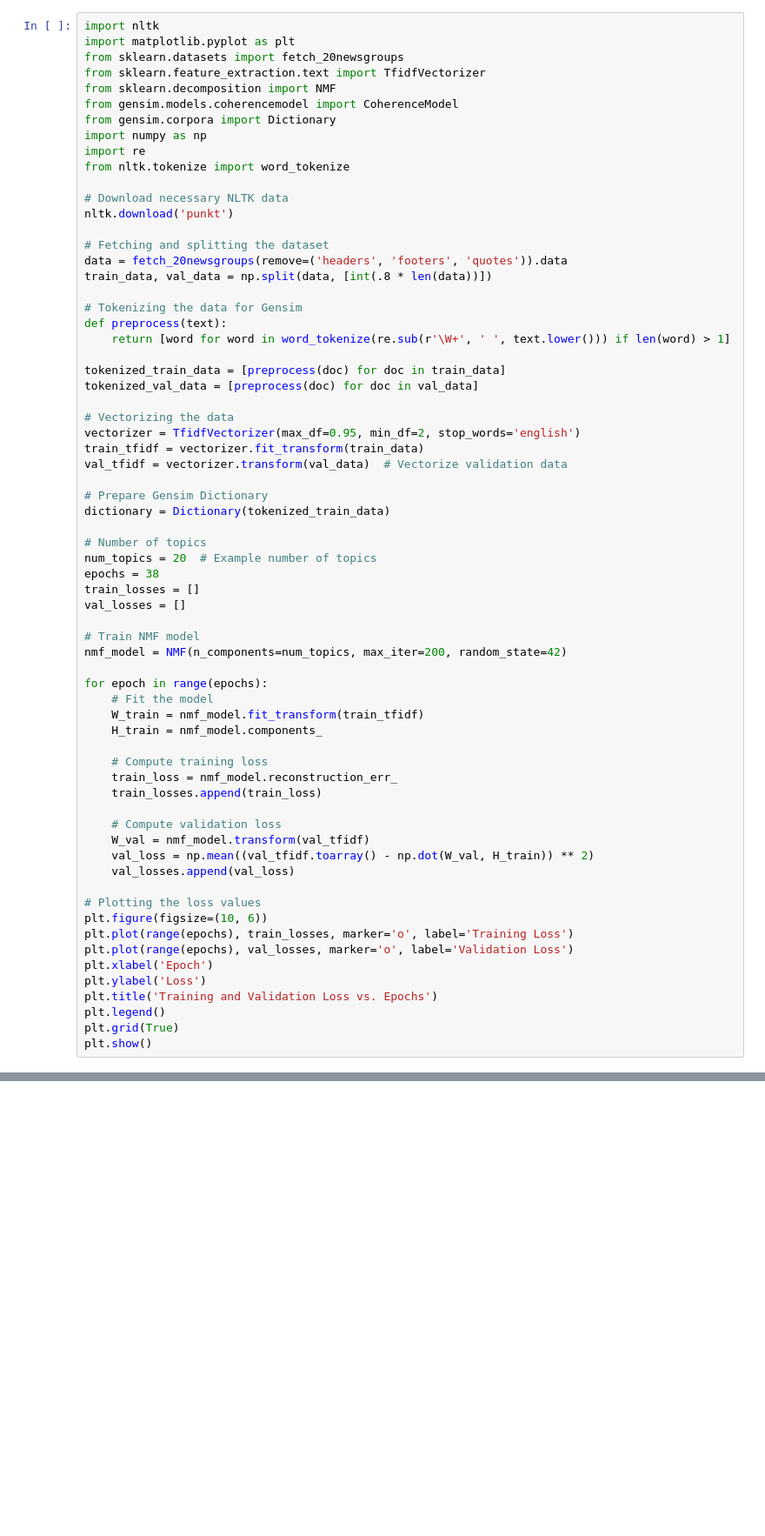
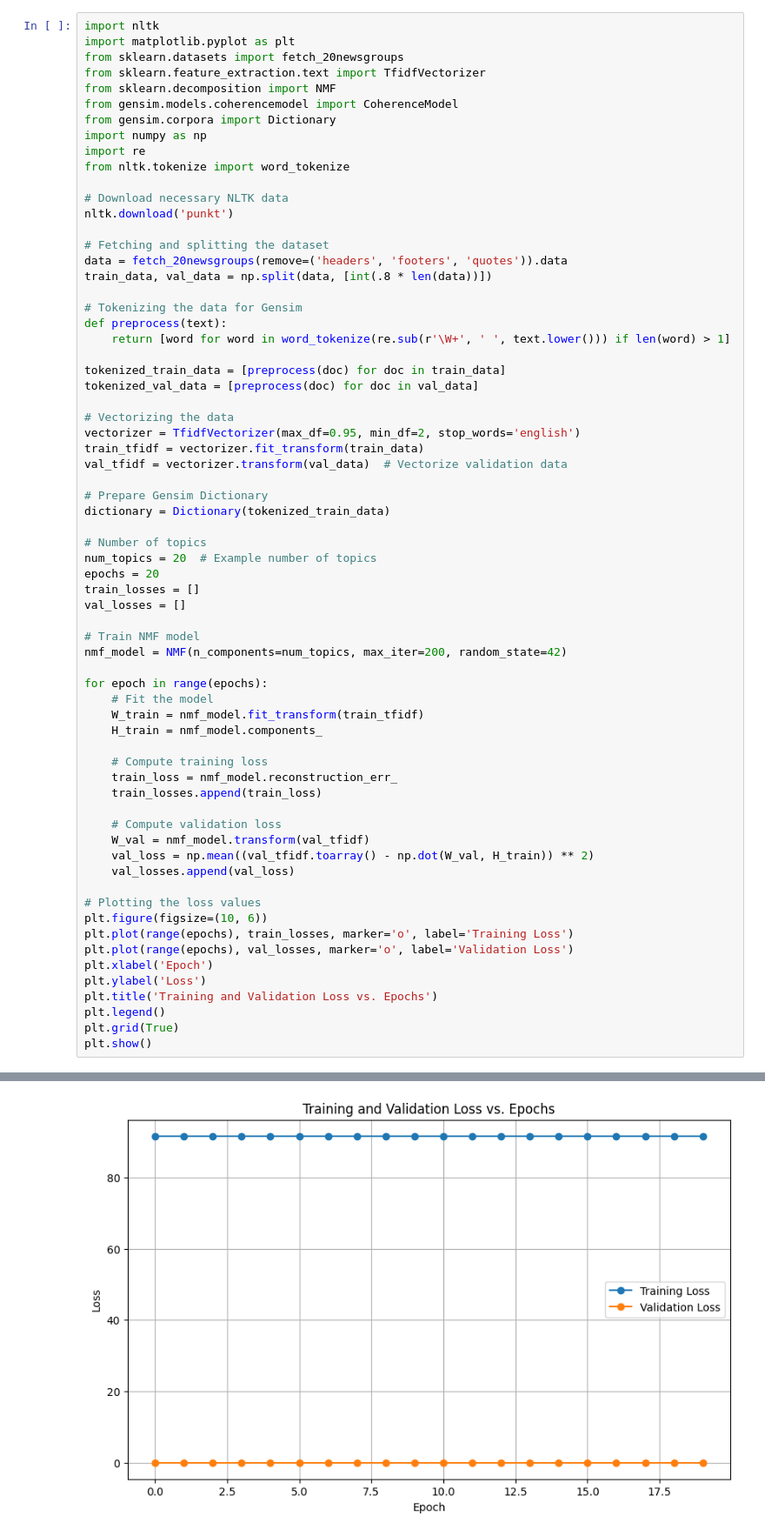
Before and after one commit to ganeshmukhiya/Modified-Topic-Modeling-NMF, a Jupyter notebook: MODEL_ANALYSISI.ipynb, the cells around one changed output, grey strips where cells are left out. Shown: that part at 87% size. Drawn from its saved outputs; the diff is of its cells as text; blank space fills up the shorter version.

```diff
--- a/MODEL_ANALYSISI.ipynb
+++ b/MODEL_ANALYSISI.ipynb
@@ -256,37 +256,38 @@ dictionary = Dictionary(tokenized_train_data)
 
 # Number of topics
 num_topics = 20  # Example number of topics
-epochs = 38
+epochs = 20
 train_losses = []
 val_losses = []
 
 # Train NMF model
 nmf_model = NMF(n_components=num_topics, max_iter=200, random_state=42)
 
 for epoch in range(epochs):
     # Fit the model
     W_train = nmf_model.fit_transform(train_tfidf)
     H_train = nmf_model.components_
 
     # Compute training loss
     train_loss = nmf_model.reconstruction_err_
     train_losses.append(train_loss)
 
     # Compute validation loss
     W_val = nmf_model.transform(val_tfidf)
     val_loss = np.mean((val_tfidf.toarray() - np.dot(W_val, H_train)) ** 2)
     val_losses.append(val_loss)
 
 # Plotting the loss values
 plt.figure(figsize=(10, 6))
 plt.plot(range(epochs), train_losses, marker='o', label='Training Loss')
 plt.plot(range(epochs), val_losses, marker='o', label='Validation Loss')
 plt.xlabel('Epoch')
 plt.ylabel('Loss')
 plt.title('Training and Validation Loss vs. Epochs')
 plt.legend()
 plt.grid(True)
 plt.show()
 # %% [output]
 [nltk_data] Downloading package punkt to /root/nltk_data...
 [nltk_data]   Package punkt is already up-to-date!
+[figure, added]
```
Also changed, not shown: parts of 3 cells of this notebook.
